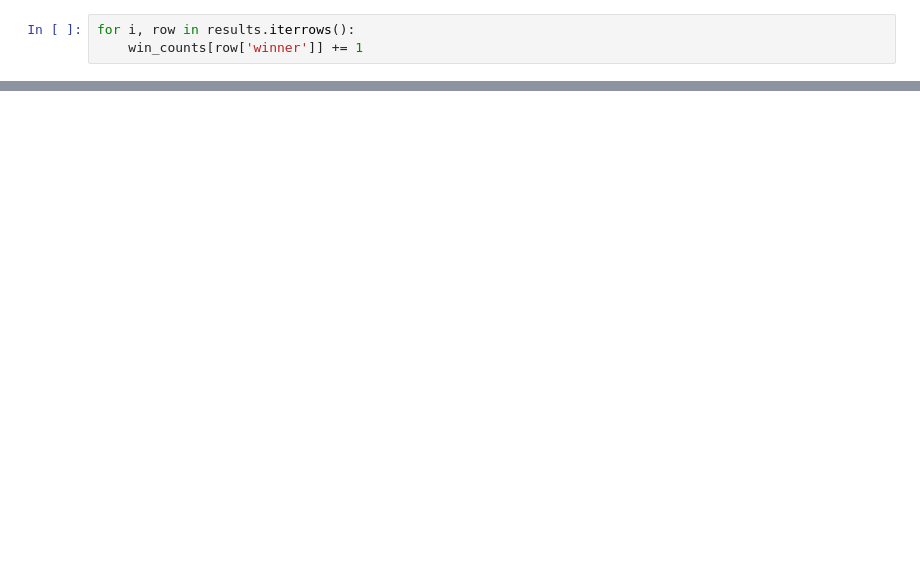
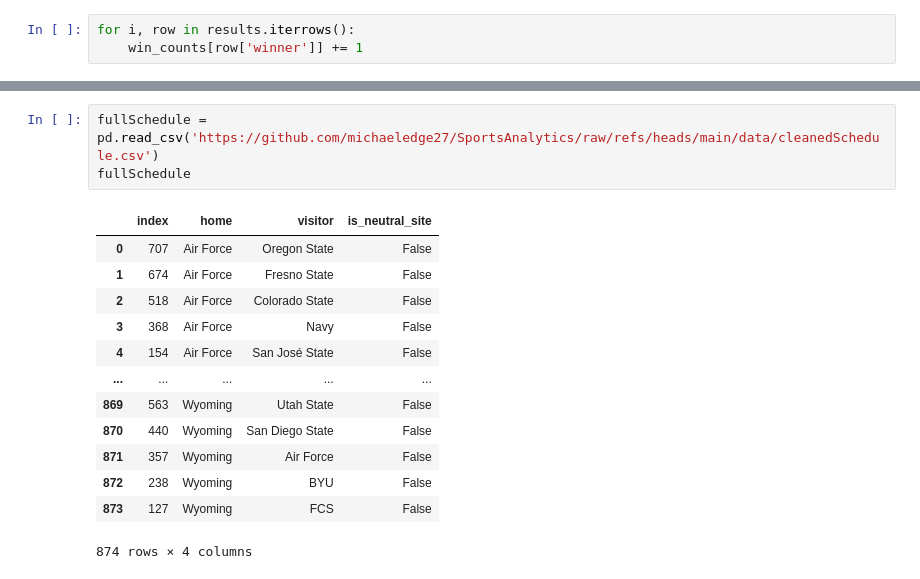
Before and after one commit to michaeledge27/SportsAnalytics, a Jupyter notebook: projects/SECSimulation.ipynb, the cells around one changed output, grey strips where cells are left out. Cells and saved outputs as stored; diff of their text form; blank space fills up the shorter version.

```diff
--- a/projects/SECSimulation.ipynb
+++ b/projects/SECSimulation.ipynb
@@ -225,0 +223,17 @@ sorted_wins
+# %%
+fullSchedule = pd.read_csv('https://github.com/michaeledge27/SportsAnalytics/raw/refs/heads/main/data/cleanedSchedule.csv')
+fullSchedule
+# %% [output]
+|  | index | home | visitor | is_neutral_site |
+| 0 | 707 | Air Force | Oregon State | False |
+| 1 | 674 | Air Force | Fresno State | False |
+| 2 | 518 | Air Force | Colorado State | False |
+| 3 | 368 | Air Force | Navy | False |
+| 4 | 154 | Air Force | San José State | False |
+| ... | ... | ... | ... | ... |
+| 869 | 563 | Wyoming | Utah State | False |
+| 870 | 440 | Wyoming | San Diego State | False |
+| 871 | 357 | Wyoming | Air Force | False |
+| 872 | 238 | Wyoming | BYU | False |
+| 873 | 127 | Wyoming | FCS | False |
+874 rows × 4 columns
```
Also changed, not shown: parts of 18 cells of this notebook.
